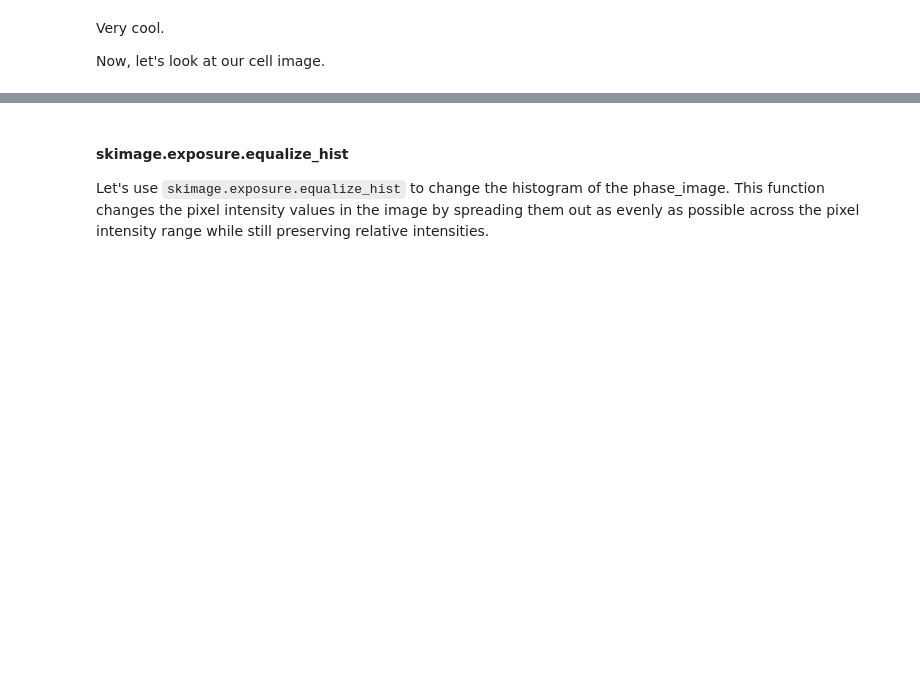
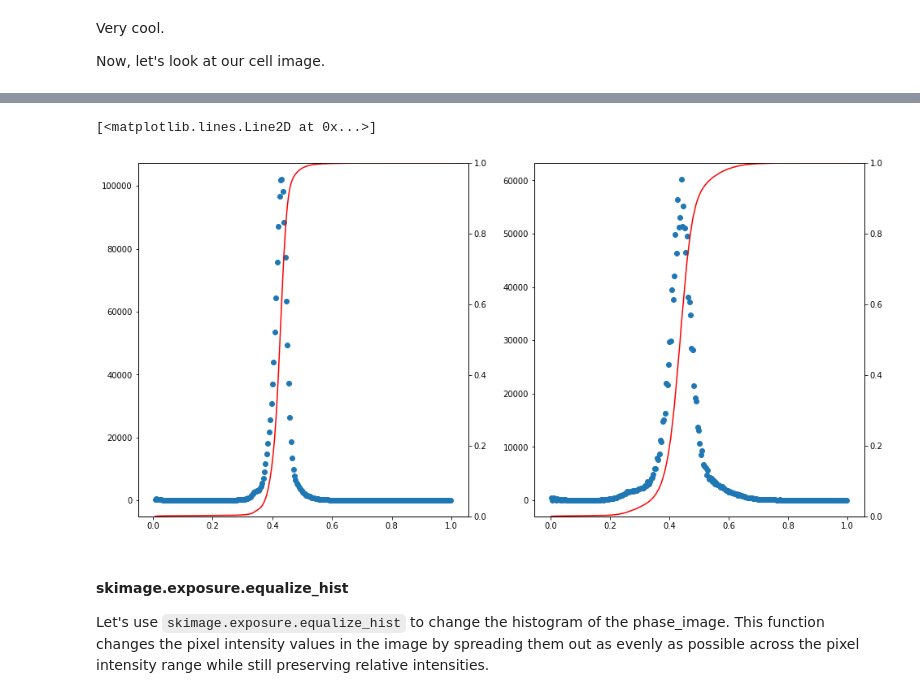
Before and after one commit to vanvalenlab/intro-to-deepcell, a Jupyter notebook: Day2_ImageProcessing.ipynb, the cells around one changed output, grey strips where cells are left out. Saved outputs shown, nothing was run; the diff lists cells and outputs as text; code cells hidden in the pictures; blank space fills up the shorter version.

```diff
--- a/Day2_ImageProcessing.ipynb
+++ b/Day2_ImageProcessing.ipynb
@@ -219,3 +229,36 @@ Why is this histogram different from the previous one?
+# %%
+# adjust image contrast
+rescaled_image = equalize_adapthist(phase_image, kernel_size=None)
+
+# compute histograms
+(counts_phase, bins_phase) = histogram(phase_image_float)
+(counts_rescaled, bins_rescaled) = histogram(rescaled_image)
+
+# compute cumulative distribution functions
+img_cdf_phase, bins_phase = exposure.cumulative_distribution(phase_image_float, 256)
+img_cdf_phase = img_cdf_phase
+img_cdf_rescaled, bins_rescaled = exposure.cumulative_distribution(rescaled_image, 256)
+img_cdf_rescaled = img_cdf_rescaled
+
+# view histograms
+fig, axes = plt.subplots( nrows=1, ncols=2, figsize=(16,8) )
+
+## left plot
+right_y_axis_0 = axes[0].twinx()
+axes[0].scatter(bins_phase,counts_phase)
+#axes[0].plot(bins_phase, img_cdf_phase, 'r')
+right_y_axis_0.set_ylim(0,1)
+right_y_axis_0.plot(bins_phase, img_cdf_phase, 'r')
+
+## right plot
+right_y_axis_1 = axes[1].twinx()
+axes[1].scatter(bins_rescaled,counts_rescaled)
+#axes[1].set_ylim(4000,7000)
+right_y_axis_1.set_ylim(0,1)
+right_y_axis_1.plot(bins_rescaled, img_cdf_rescaled, 'r')
+# %% [output]
+[<matplotlib.lines.Line2D at 0x...>]
+[figure, added]
 # %% [markdown]
 #### skimage.exposure.equalize_hist
 
```
Also changed, not shown: parts of 16 cells of this notebook.
